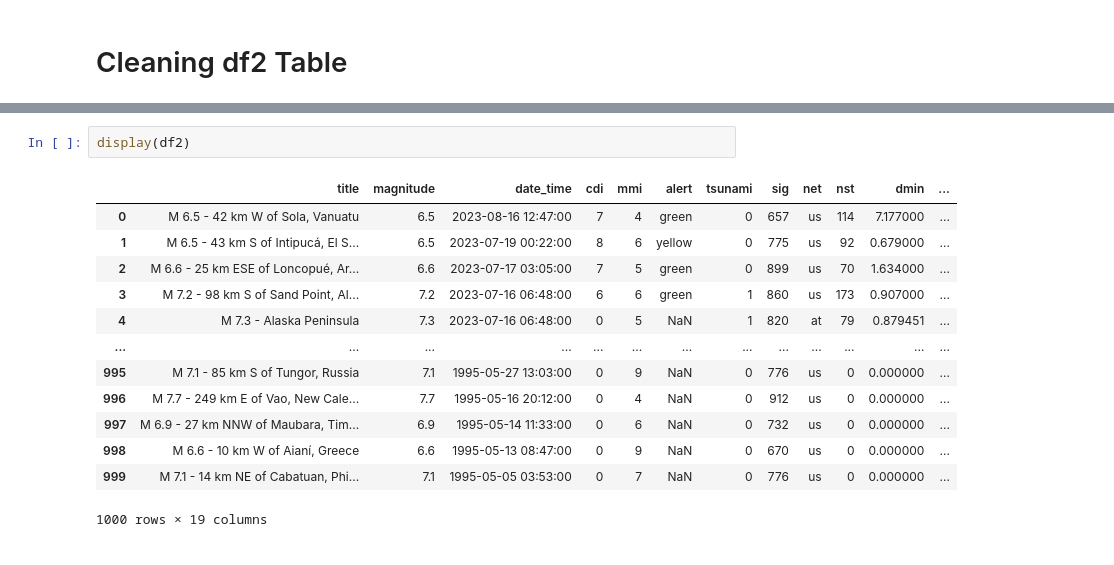
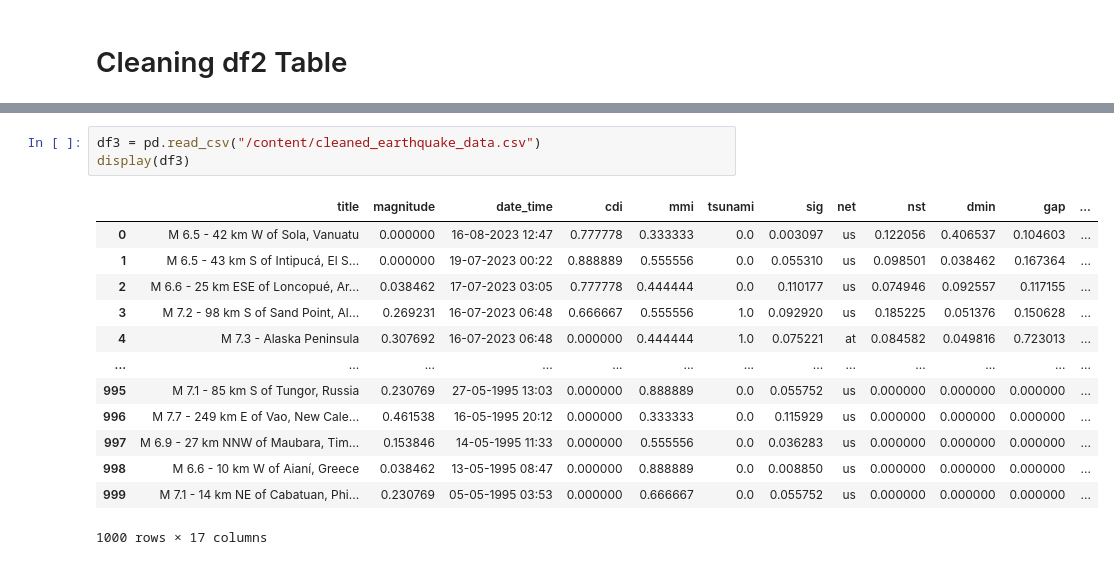
Before and after one commit to shivi13102/Earthquake_analysis, a Jupyter notebook: earthquake_analysis.ipynb, the cells around one changed output, grey strips where cells are left out. Drawn from its saved outputs; the diff is of its cells as text.

Commit message:
Completed Data cleaning

```diff
--- a/earthquake_analysis.ipynb
+++ b/earthquake_analysis.ipynb
@@ -1000,16 +845,17 @@ Updated 'location' and 'country' columns in df2:
-# %%
-display(df2)
-# %% [output]
-|  | title | magnitude | date_time | cdi | mmi | alert | tsunami | sig | net | nst | dmin | ... |
-| 0 | M 6.5 - 42 km W of Sola, Vanuatu | 6.5 | 2023-08-16 12:47:00 | 7 | 4 | green | 0 | 657 | us | 114 | 7.177000 | ... |
-| 1 | M 6.5 - 43 km S of Intipucá, El S... | 6.5 | 2023-07-19 00:22:00 | 8 | 6 | yellow | 0 | 775 | us | 92 | 0.679000 | ... |
-| 2 | M 6.6 - 25 km ESE of Loncopué, Ar... | 6.6 | 2023-07-17 03:05:00 | 7 | 5 | green | 0 | 899 | us | 70 | 1.634000 | ... |
-| 3 | M 7.2 - 98 km S of Sand Point, Al... | 7.2 | 2023-07-16 06:48:00 | 6 | 6 | green | 1 | 860 | us | 173 | 0.907000 | ... |
-| 4 | M 7.3 - Alaska Peninsula | 7.3 | 2023-07-16 06:48:00 | 0 | 5 | NaN | 1 | 820 | at | 79 | 0.879451 | ... |
-| ... | ... | ... | ... | ... | ... | ... | ... | ... | ... | ... | ... | ... |
-| 995 | M 7.1 - 85 km S of Tungor, Russia | 7.1 | 1995-05-27 13:03:00 | 0 | 9 | NaN | 0 | 776 | us | 0 | 0.000000 | ... |
-| 996 | M 7.7 - 249 km E of Vao, New Cale... | 7.7 | 1995-05-16 20:12:00 | 0 | 4 | NaN | 0 | 912 | us | 0 | 0.000000 | ... |
-| 997 | M 6.9 - 27 km NNW of Maubara, Tim... | 6.9 | 1995-05-14 11:33:00 | 0 | 6 | NaN | 0 | 732 | us | 0 | 0.000000 | ... |
-| 998 | M 6.6 - 10 km W of Aianí, Greece | 6.6 | 1995-05-13 08:47:00 | 0 | 9 | NaN | 0 | 670 | us | 0 | 0.000000 | ... |
-| 999 | M 7.1 - 14 km NE of Cabatuan, Phi... | 7.1 | 1995-05-05 03:53:00 | 0 | 7 | NaN | 0 | 776 | us | 0 | 0.000000 | ... |
-1000 rows × 19 columns
+# %%
+df3 = pd.read_csv("/content/cleaned_earthquake_data.csv")
+display(df3)
+# %% [output]
+|  | title | magnitude | date_time | cdi | mmi | tsunami | sig | net | nst | dmin | gap | ... |
+| 0 | M 6.5 - 42 km W of Sola, Vanuatu | 0.000000 | 16-08-2023 12:47 | 0.777778 | 0.333333 | 0.0 | 0.003097 | us | 0.122056 | 0.406537 | 0.104603 | ... |
+| 1 | M 6.5 - 43 km S of Intipucá, El S... | 0.000000 | 19-07-2023 00:22 | 0.888889 | 0.555556 | 0.0 | 0.055310 | us | 0.098501 | 0.038462 | 0.167364 | ... |
+| 2 | M 6.6 - 25 km ESE of Loncopué, Ar... | 0.038462 | 17-07-2023 03:05 | 0.777778 | 0.444444 | 0.0 | 0.110177 | us | 0.074946 | 0.092557 | 0.117155 | ... |
+| 3 | M 7.2 - 98 km S of Sand Point, Al... | 0.269231 | 16-07-2023 06:48 | 0.666667 | 0.555556 | 1.0 | 0.092920 | us | 0.185225 | 0.051376 | 0.150628 | ... |
+| 4 | M 7.3 - Alaska Peninsula | 0.307692 | 16-07-2023 06:48 | 0.000000 | 0.444444 | 1.0 | 0.075221 | at | 0.084582 | 0.049816 | 0.723013 | ... |
+| ... | ... | ... | ... | ... | ... | ... | ... | ... | ... | ... | ... | ... |
+| 995 | M 7.1 - 85 km S of Tungor, Russia | 0.230769 | 27-05-1995 13:03 | 0.000000 | 0.888889 | 0.0 | 0.055752 | us | 0.000000 | 0.000000 | 0.000000 | ... |
+| 996 | M 7.7 - 249 km E of Vao, New Cale... | 0.461538 | 16-05-1995 20:12 | 0.000000 | 0.333333 | 0.0 | 0.115929 | us | 0.000000 | 0.000000 | 0.000000 | ... |
+| 997 | M 6.9 - 27 km NNW of Maubara, Tim... | 0.153846 | 14-05-1995 11:33 | 0.000000 | 0.555556 | 0.0 | 0.036283 | us | 0.000000 | 0.000000 | 0.000000 | ... |
+| 998 | M 6.6 - 10 km W of Aianí, Greece | 0.038462 | 13-05-1995 08:47 | 0.000000 | 0.888889 | 0.0 | 0.008850 | us | 0.000000 | 0.000000 | 0.000000 | ... |
+| 999 | M 7.1 - 14 km NE of Cabatuan, Phi... | 0.230769 | 05-05-1995 03:53 | 0.000000 | 0.666667 | 0.0 | 0.055752 | us | 0.000000 | 0.000000 | 0.000000 | ... |
+1000 rows × 17 columns
```
Also changed, not shown: parts of 15 cells of this notebook.
